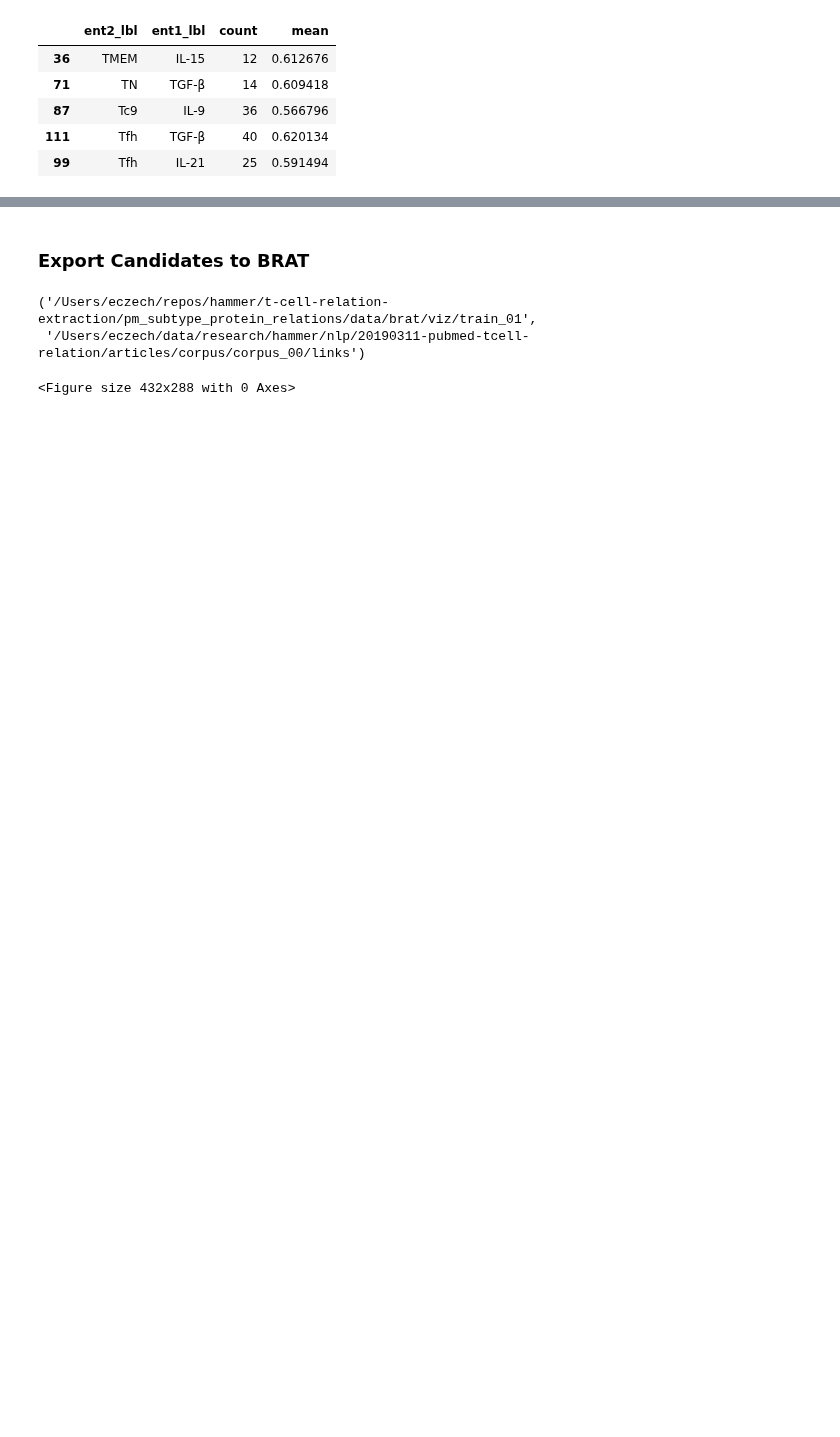
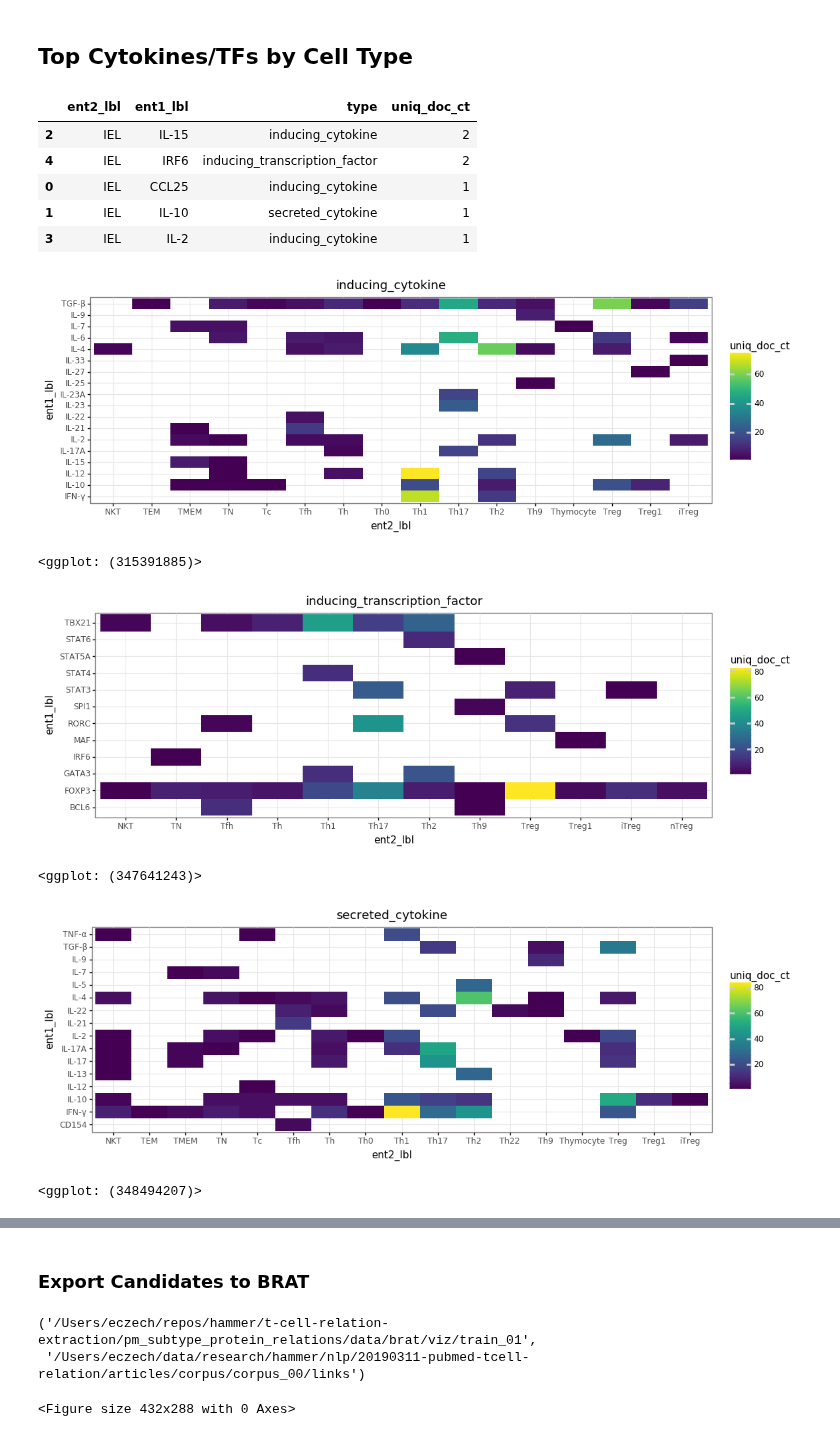
Before and after one commit to hammerlab/t-cell-relation-extraction, a Jupyter notebook: pm_subtype_protein_relations/snorkel/07-analysis.ipynb, the cells around one changed output, grey strips where cells are left out. Saved outputs shown, nothing was run; the diff lists cells and outputs as text; code cells hidden in the pictures; blank space fills up the shorter version.

```diff
--- a/pm_subtype_protein_relations/snorkel/07-analysis.ipynb
+++ b/pm_subtype_protein_relations/snorkel/07-analysis.ipynb
@@ -129,16 +285,40 @@ Name: ent1_lbl, dtype: int64
+# %% [markdown]
+## Top Cytokines/TFs by Cell Type
 # %%
 dfp = (
     df.query('prob > .5')
-    .groupby(['ent2_lbl', 'ent1_lbl'])['prob'].agg(['count', 'mean']).reset_index()
-    .query('count > 10')
-    .groupby('ent2_lbl', group_keys=False).apply(lambda g: g.sort_values('count', ascending=False).head(15))
+    .groupby(['ent2_lbl', 'ent1_lbl', 'type'])['doc_id'].nunique().rename('uniq_doc_ct').reset_index()
+    .groupby('ent2_lbl', group_keys=False).apply(lambda g: g.sort_values('uniq_doc_ct', ascending=False).head(15))
 )
 dfp.head()
 # %% [output]
-|  | ent2_lbl | ent1_lbl | count | mean |
-| 36 | TMEM | IL-15 | 12 | 0.612676 |
-| 71 | TN | TGF-β | 14 | 0.609418 |
-| 87 | Tc9 | IL-9 | 36 | 0.566796 |
-| 111 | Tfh | TGF-β | 40 | 0.620134 |
-| 99 | Tfh | IL-21 | 25 | 0.591494 |
+|  | ent2_lbl | ent1_lbl | type | uniq_doc_ct |
+| 2 | IEL | IL-15 | inducing_cytokine | 2 |
+| 4 | IEL | IRF6 | inducing_transcription_factor | 2 |
+| 0 | IEL | CCL25 | inducing_cytokine | 1 |
+| 1 | IEL | IL-10 | secreted_cytokine | 1 |
+| 3 | IEL | IL-2 | inducing_cytokine | 1 |
+# %%
+for k, g in dfp.query('uniq_doc_ct >= 3').groupby('type'):
+    p = (
+        pn.ggplot(
+            g.groupby('ent2_lbl').apply(
+                lambda g: g.sort_values('uniq_doc_ct', ascending=False)
+                .assign(rank=np.arange(1, len(g)+1)).head(25)
+            ),
+            pn.aes(x='ent2_lbl', y='ent1_lbl', fill='uniq_doc_ct')
+        ) +
+        pn.geom_tile() +
+        pn.ggtitle(k) +
+        pn.theme_bw() +
+        pn.theme(figure_size=(12, 4))
+    )
+    display(p)
+# %% [output]
+[figure, added]
+<ggplot: (315391885)>
+[figure, added]
+<ggplot: (347641243)>
+[figure, added]
+<ggplot: (348494207)>
 # %%
```
Also changed, not shown: parts of 23 cells of this notebook, 3 other files.
